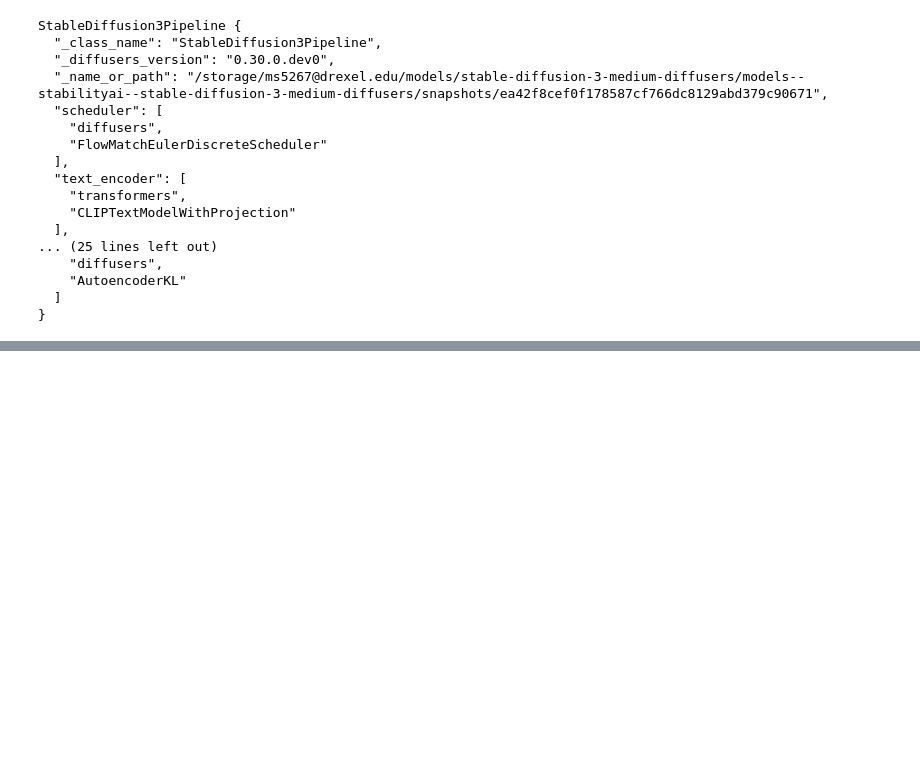
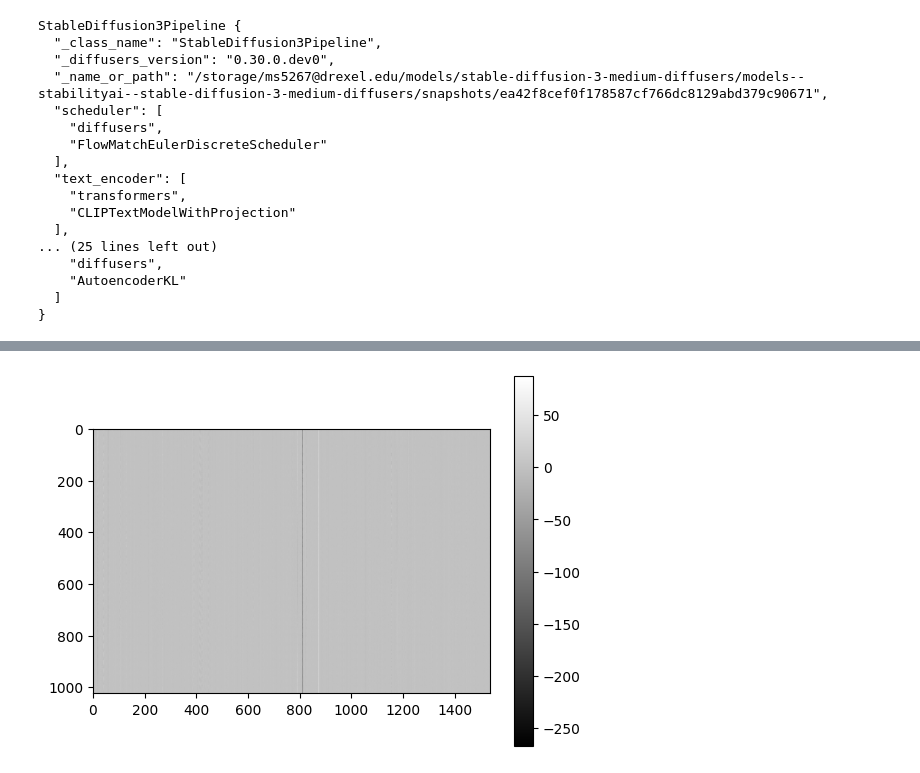
Before and after one commit to ManilShrestha/smpc, a Jupyter notebook: notebook/sd3_split_pipeline_socket_v2.ipynb, the cells around one changed output, grey strips where cells are left out. Saved outputs shown, nothing was run; the diff lists cells and outputs as text; code cells hidden in the pictures; blank space fills up the shorter version.

```diff
--- a/notebook/sd3_split_pipeline_socket_v2.ipynb
+++ b/notebook/sd3_split_pipeline_socket_v2.ipynb
@@ -88,0 +124,5 @@ StableDiffusion3Pipeline {
+# %%
+
+plot_tensor(hidden_states[1])
+# %% [output]
+[figure, added]
```
Also changed, not shown: parts of 9 cells of this notebook, 2 other files.
